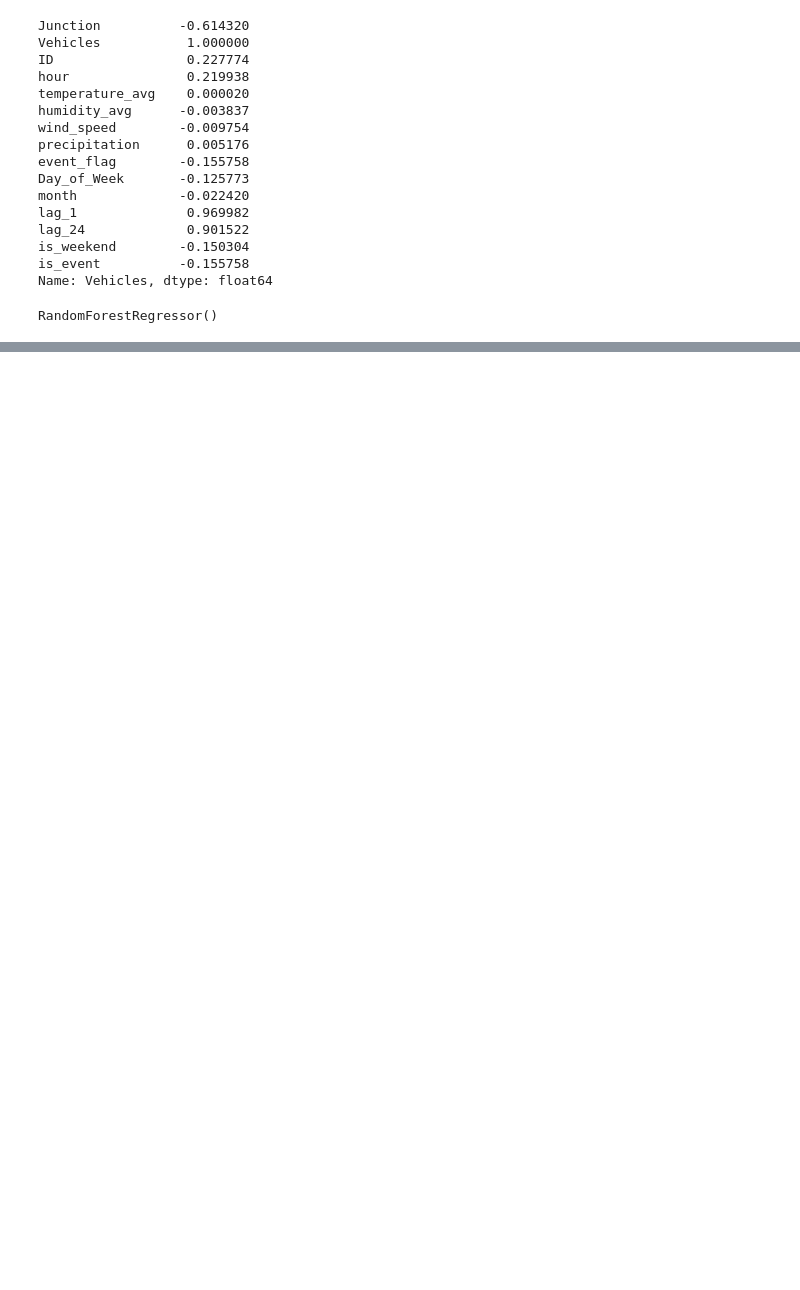
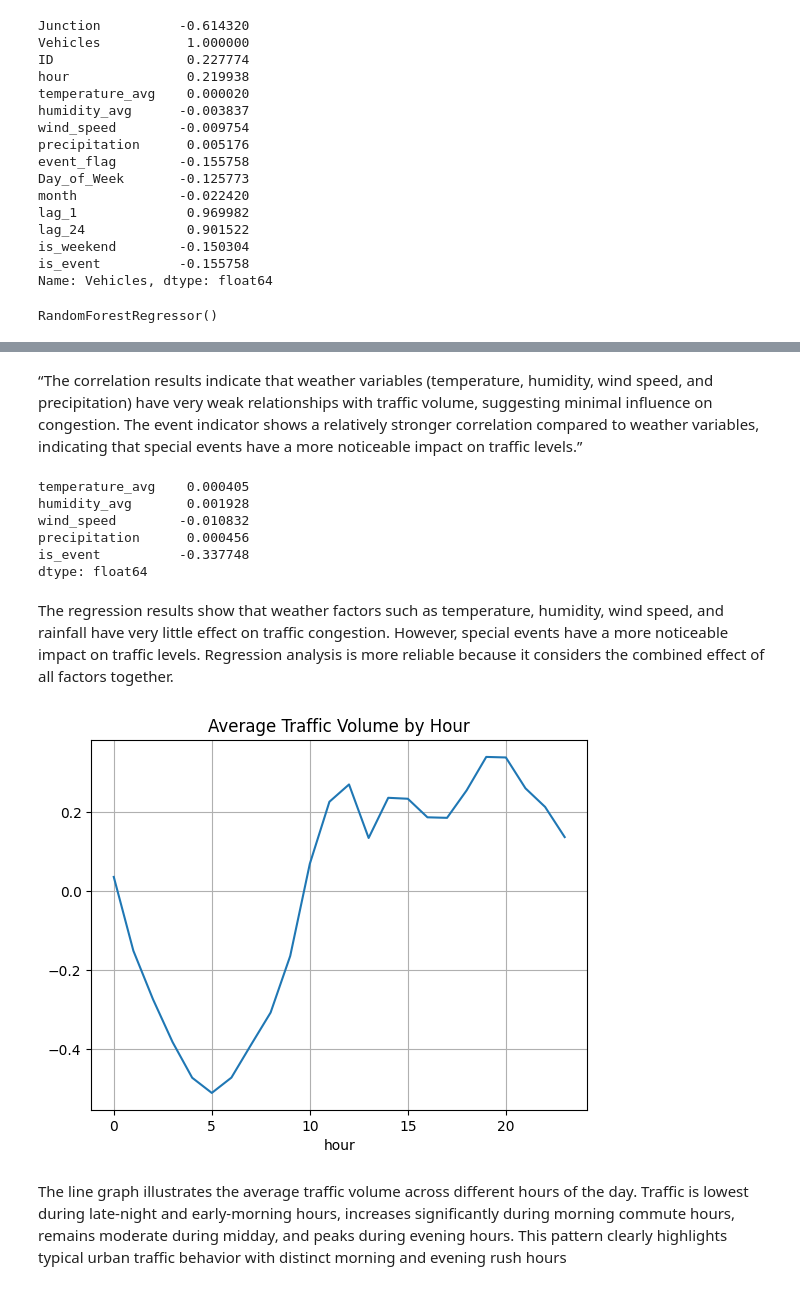
Before and after one commit to Chetana2504/Traffic_Prediction_Project, a Jupyter notebook: uber.ipynb, the cells around one changed output, grey strips where cells are left out. Cells and saved outputs as stored; diff of their text form; code cells hidden in the pictures; blank space fills up the shorter version.

```diff
--- a/uber.ipynb
+++ b/uber.ipynb
@@ -206,0 +363,27 @@ dtype: float64
+# %% [markdown]
+“The correlation results indicate that weather variables (temperature, humidity, wind speed, and precipitation) have very weak relationships with traffic volume, suggesting minimal influence on congestion. The event indicator shows a relatively stronger correlation compared to weather variables, indicating that special events have a more noticeable impact on traffic levels.”
+# %%
+# Import Linear Regression model.
+from sklearn.linear_model import LinearRegression
+
+# Select weather variables and event indicator as input features
+X = traffic[['temperature_avg','humidity_avg','wind_speed','precipitation','is_event']]
+
+# Target variable representing traffic volume
+y = traffic['Vehicles']
+
+# Train a linear regression model
+model = LinearRegression()
+model.fit(X, y)
+
+# Display regression coefficients to assess the influence of each factor
+pd.Series(model.coef_, index=X.columns)
+# %% [output]
+temperature_avg    0.000405
+humidity_avg       0.001928
+wind_speed        -0.010832
+precipitation      0.000456
+is_event          -0.337748
+dtype: float64
+# %% [markdown]
+The regression results show that weather factors such as temperature, humidity, wind speed, and rainfall have very little effect on traffic congestion. However, special events have a more noticeable impact on traffic levels. Regression analysis is more reliable because it considers the combined effect of all factors together.
@@ -206,0 +392,9 @@ dtype: float64
+# %%
+# Line graph showing average traffic volume for each hour of the day
+hourly_avg = traffic.groupby('hour')['Vehicles'].mean()
+hourly_avg.plot(kind = 'line', title = 'Average Traffic Volume by Hour')
+plt.grid()
+# %% [output]
+[figure, added]
+# %% [markdown]
+The line graph illustrates the average traffic volume across different hours of the day. Traffic is lowest during late-night and early-morning hours, increases significantly during morning commute hours, remains moderate during midday, and peaks during evening hours. This pattern clearly highlights typical urban traffic behavior with distinct morning and evening rush hours
```
Also changed, not shown: parts of 70 cells of this notebook.
